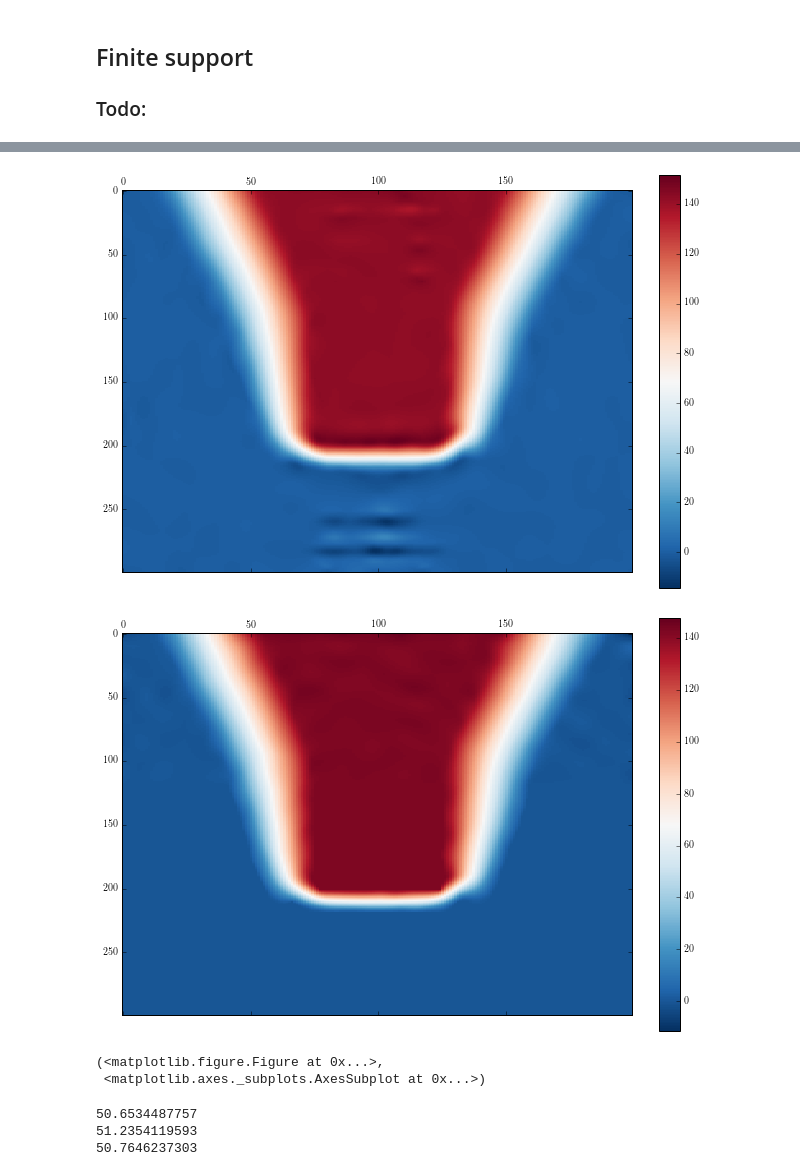
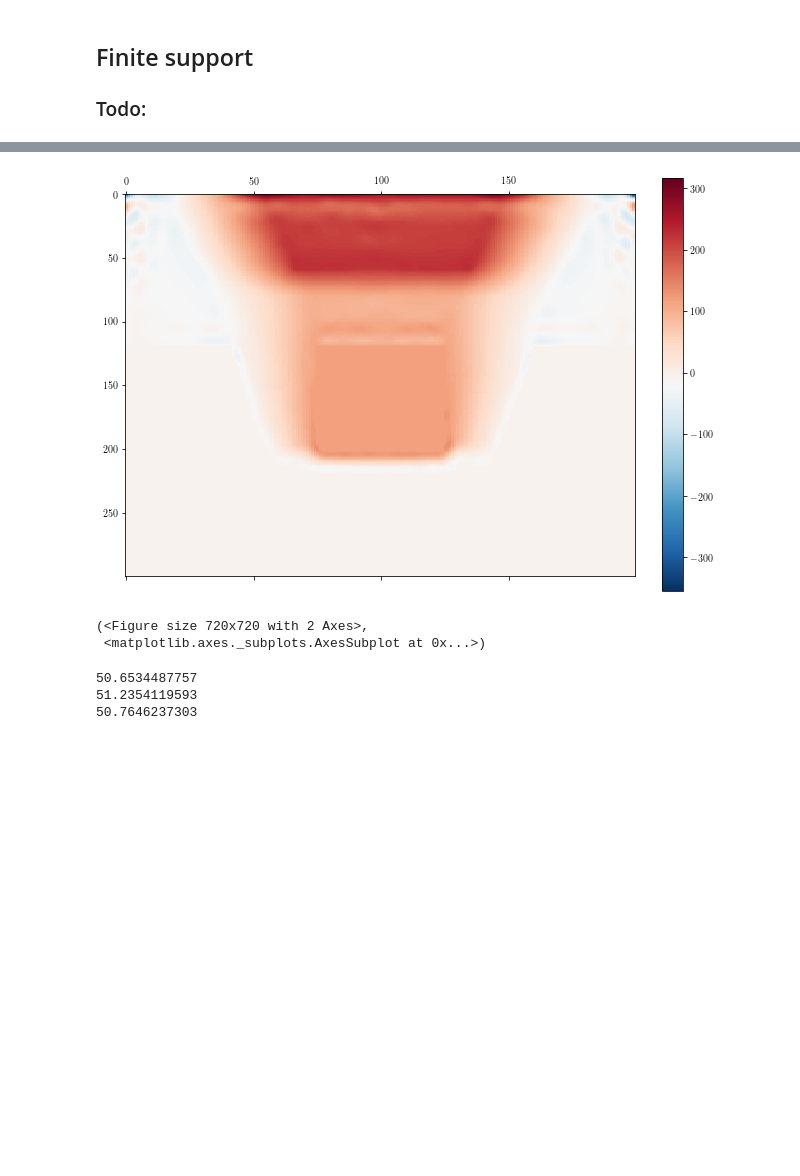
Before and after one commit to colinclement/pysquid, a Jupyter notebook: nbs/fakedata.ipynb, the cells around one changed output, grey strips where cells are left out. Cells and saved outputs as stored; diff of their text form; code cells hidden in the pictures; blank space fills up the shorter version.

Commit message:
made tests independent of linearModel

```diff
--- a/nbs/fakedata.ipynb
+++ b/nbs/fakedata.ipynb
@@ -157,3 +161,0 @@ plt.plot(xx, np.exp(m*xx+b))
-# %%
-x = np.arange(mtm.shape[0])[-100:]
-m, b = np.polyfit(x, np.log(w[-100:]), 1)
@@ -317,7 +306,7 @@ axes[1].set_title("TV = {}".format(tv_realg.sum()))
 # %%
 import scipy.ndimage as ndi
 # %%
-supportmask = mask[yc:yc+Ly_pad, xc:xc+Lx_pad]
+supportmask = mask[yc:yc+kernel.Ly_pad, xc:xc+kernel.Lx_pad]
 #plt.matshow(supportmask, aspect=1/2.)
 zeromask = ndi.binary_erosion(1*(supportmask == 0), iterations=2,
                               border_value=1)
@@ -331,0 +329,3 @@ decon_fs = deconvolve.TVFiniteSupportDeconvolve(model.kernel, admm.mu, zeromask,
+# %%
+decon_fs = TVDeconvolver(kernel, param_dict['sigma'][0], support_mask=zeromask,
+                         g_ext=netmodel.g_ext)
@@ -332,12 +340,14 @@ decon_fs = deconvolve.TVFiniteSupportDeconvolve(model.kernel, admm.mu, zeromask,
 # %%
 costfs = []
 def callback(x, z, y, costlist = costfs, **kwargs):
-    costlist += [decon_fs.cost(x, z, g_args = (fitflux_sub,))]
-N = model.kernel.N_pad
-options = {'rho' : admm.mu/20,}
-gsol = decon_fs.deconvolve(fitflux_sub, np.random.randn(N)/np.sqrt(N),
-                           options = options,
-                           iprint = 2, itnlim = 30,
-                           eps_abs = 1E-7, eps_rel=1E-7, rho = 1E-6,
-                           algorithm='minimize', callback = callback)
+    costlist += [decon_fs.cost(x, z, (fitflux_sub,))]
+    #costlist += [x, z, y]
+
+#n = decon_fs._F.shape[1]
+#x0 = np.random.randn(n)/np.sqrt(n) * decon_fs._F.sum(0)
+
+gsol = decon_fs.deconvolve(fitflux_sub,
+                           iprint=2, itnlim=30,
+                           eps_abs=1E-6, eps_rel=1E-6, rho=1E-4,
+                           algorithm='minimize', callback=callback)
 # %% [output]
@@ -366,10 +376,9 @@ plt.plot(costfs)#;plt.yscale('log')
 # %%
-matshow((gsol0).reshape(Ly_pad, Lx_pad)+netmodel.ext_g, 0.5)
-matshow((gsol).reshape(Ly_pad, Lx_pad)+netmodel.ext_g, 0.5)
+#matshow((gsol0).reshape(Ly_pad, Lx_pad)+netmodel.ext_g, 0.5)
+matshow(gsol.reshape(kernel._padshape) + netmodel.g_ext, 0.5)
 # %% [output]
-[figure, old version]
+[figure, new version]
-[figure, removed]
-(<matplotlib.figure.Figure at 0x...>,
+(<Figure size 720x720 with 2 Axes>,
  <matplotlib.axes._subplots.AxesSubplot at 0x...>)
 # %%
 print(decon_fs.g(gsol, (fitflux_sub)))
```
Also changed, not shown: parts of 34 cells of this notebook.
